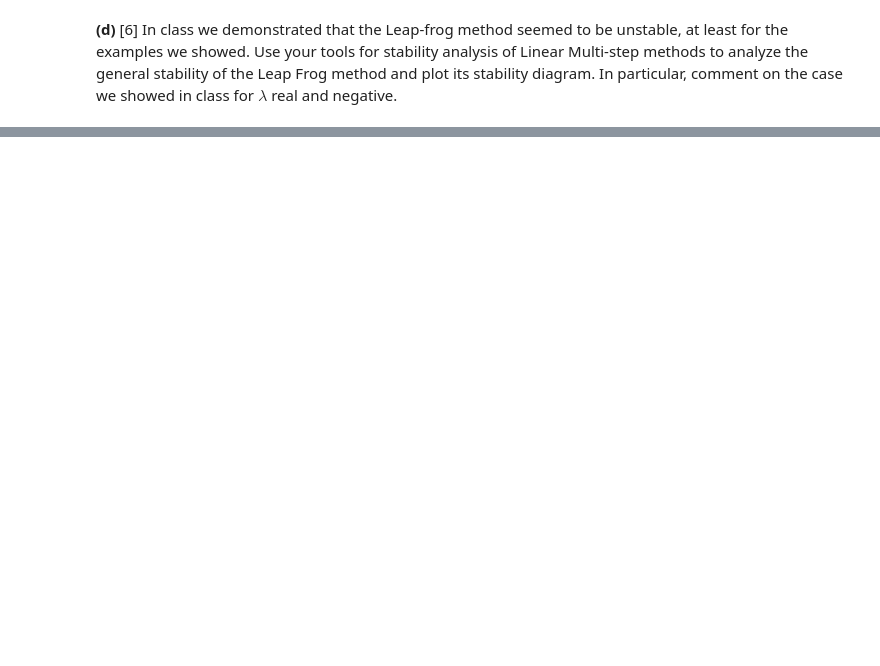
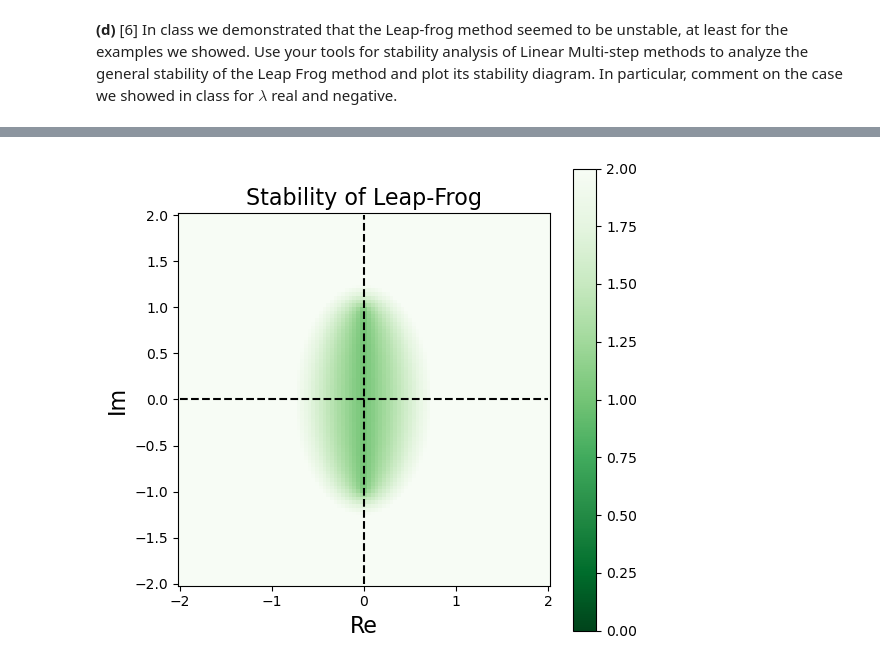
Before and after one commit to xiaoyuchen2020/intro-numerical-methods, a Jupyter notebook: hw/HW5_ODE.ipynb, the cells around one changed output, grey strips where cells are left out. Drawn from its saved outputs; the diff is of its cells as text; code cells hidden in the pictures; blank space fills up the shorter version.

```diff
--- a/hw/HW5_ODE.ipynb
+++ b/hw/HW5_ODE.ipynb
@@ -458,0 +544,30 @@ raise NotImplementedError()
+# %%
+x = numpy.linspace(-2,2,100)
+y = numpy.linspace(-2,2,100)
+
+pi_leap_frog = lambda z: numpy.array([1, -2*z, -1])
+fig = plt.figure(figsize=(6, 6))
+axes = fig.add_subplot(1, 1, 1)
+
+X,Y = numpy.meshgrid(x,y)
+Z = X + 1j * Y
+
+norm_max = numpy.empty(Z.shape)
+for i,row in enumerate(Z):
+    for j, z in enumerate(row):
+        norm_max[i,j] = max(numpy.abs(numpy.roots(pi_leap_frog(z))))
+
+C = norm_max
+pcolor_plot = axes.pcolor(X, Y, C, vmin=0, vmax=2, cmap=plt.get_cmap('Greens_r'), shading='auto')
+axes.contour(X, Y, C, 'k', levels=[1.0])
+fig = plt.gcf()
+fig.colorbar(pcolor_plot)
+axes.plot(x, numpy.zeros(x.shape),'k--')
+axes.plot(numpy.zeros(y.shape), y,'k--')
+
+axes.set_xlabel('Re', fontsize=16)
+axes.set_ylabel('Im', fontsize=16)
+axes.set_title('Stability of Leap-Frog', fontsize=16)
+axes.set_aspect('equal')
+# %% [output]
+[figure, added]
```
Also changed, not shown: parts of 11 cells of this notebook, 1 other file.
